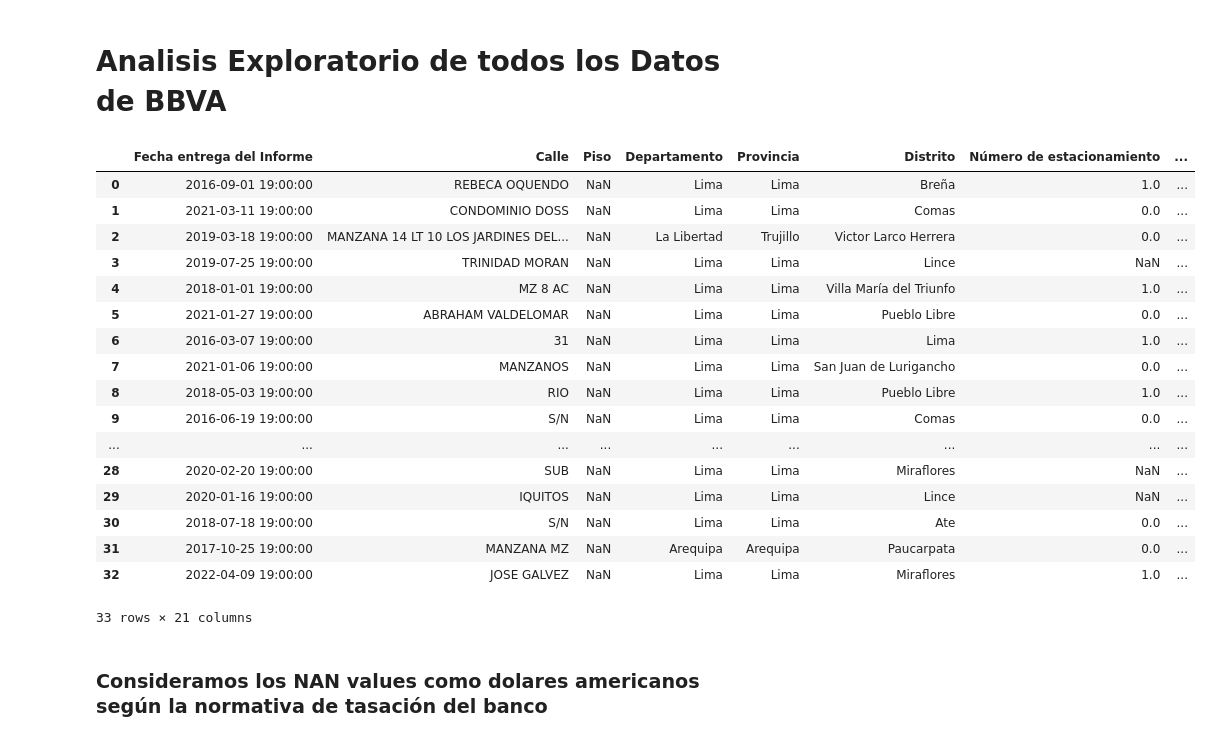
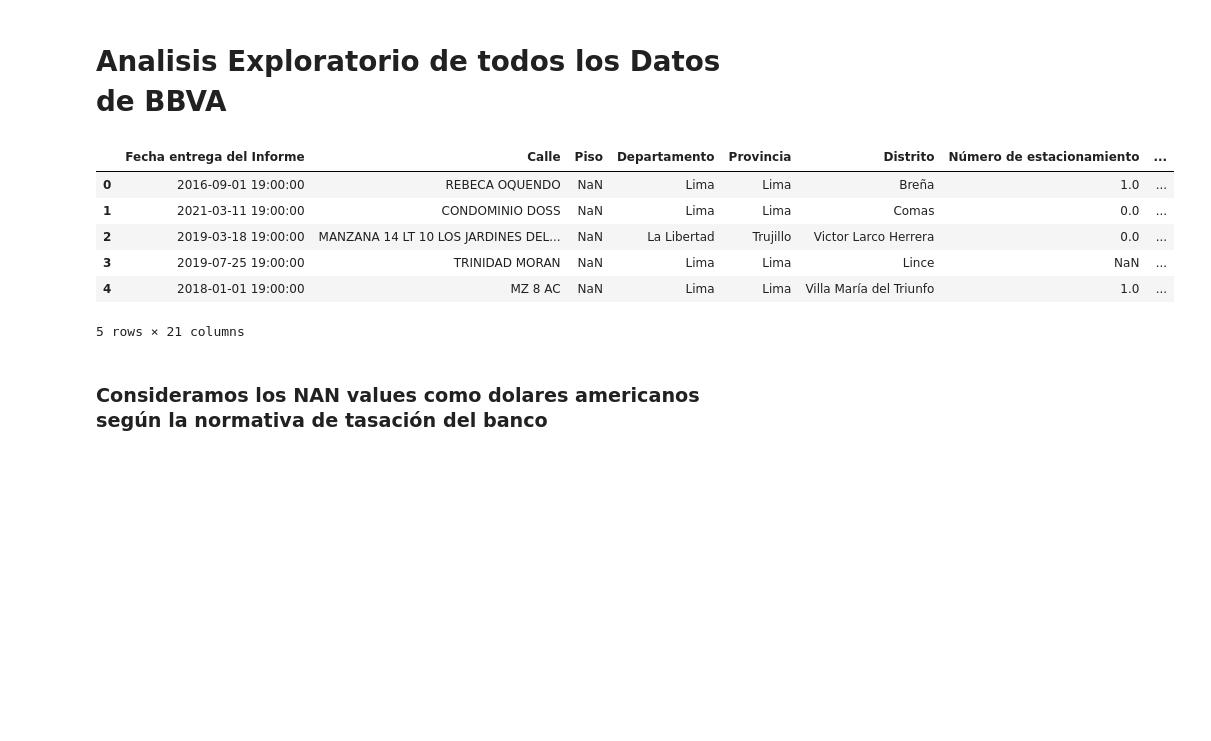
Before and after one commit to LordAngel11/DataDrivenStrikesBack, a Jupyter notebook: Analisis2.0.ipynb, the cells around one changed output. Drawn from its saved outputs; the diff is of its cells as text; code cells hidden in the pictures; blank space fills up the shorter version.

```diff
--- a/Analisis2.0.ipynb
+++ b/Analisis2.0.ipynb
@@ -24,32 +24,22 @@ import datetime
 # %%
 dataset = pd.read_excel("Datasets/dataset_tasacion_train.xlsx", header=[0], index_col=None)
 #Pequeño truquito para tratar los datos NA como ceros
 
-dataset[:33]
+#dataset[:33]
 
+dataset.head()
 #dataset['Moneda principal para cálculos'].isna().sum()
 
 #Son 39,619 datos
 #print(len(dataset))
 # %% [output]
 |  | Fecha entrega del Informe | Calle | Piso | Departamento | Provincia | Distrito | Número de estacionamiento | ... |
 | 0 | 2016-09-01 19:00:00 | REBECA OQUENDO | NaN | Lima | Lima | Breña | 1.0 | ... |
 | 1 | 2021-03-11 19:00:00 | CONDOMINIO DOSS | NaN | Lima | Lima | Comas | 0.0 | ... |
 | 2 | 2019-03-18 19:00:00 | MANZANA 14 LT 10 LOS JARDINES DEL... | NaN | La Libertad | Trujillo | Victor Larco Herrera | 0.0 | ... |
 | 3 | 2019-07-25 19:00:00 | TRINIDAD MORAN | NaN | Lima | Lima | Lince | NaN | ... |
 | 4 | 2018-01-01 19:00:00 | MZ 8 AC | NaN | Lima | Lima | Villa María del Triunfo | 1.0 | ... |
-| 5 | 2021-01-27 19:00:00 | ABRAHAM VALDELOMAR | NaN | Lima | Lima | Pueblo Libre | 0.0 | ... |
-| 6 | 2016-03-07 19:00:00 | 31 | NaN | Lima | Lima | Lima | 1.0 | ... |
-| 7 | 2021-01-06 19:00:00 | MANZANOS | NaN | Lima | Lima | San Juan de Lurigancho | 0.0 | ... |
-| 8 | 2018-05-03 19:00:00 | RIO | NaN | Lima | Lima | Pueblo Libre | 1.0 | ... |
-| 9 | 2016-06-19 19:00:00 | S/N | NaN | Lima | Lima | Comas | 0.0 | ... |
-| ... | ... | ... | ... | ... | ... | ... | ... | ... |
-| 28 | 2020-02-20 19:00:00 | SUB | NaN | Lima | Lima | Miraflores | NaN | ... |
-| 29 | 2020-01-16 19:00:00 | IQUITOS | NaN | Lima | Lima | Lince | NaN | ... |
-| 30 | 2018-07-18 19:00:00 | S/N | NaN | Lima | Lima | Ate | 0.0 | ... |
-| 31 | 2017-10-25 19:00:00 | MANZANA MZ | NaN | Arequipa | Arequipa | Paucarpata | 0.0 | ... |
-| 32 | 2022-04-09 19:00:00 | JOSE GALVEZ | NaN | Lima | Lima | Miraflores | 1.0 | ... |
-33 rows × 21 columns
+5 rows × 21 columns
 # %% [markdown]
 ### Consideramos los NAN values como dolares americanos según la normativa de tasación del banco
 # %%
```
Also changed, not shown: parts of 10 cells of this notebook.
